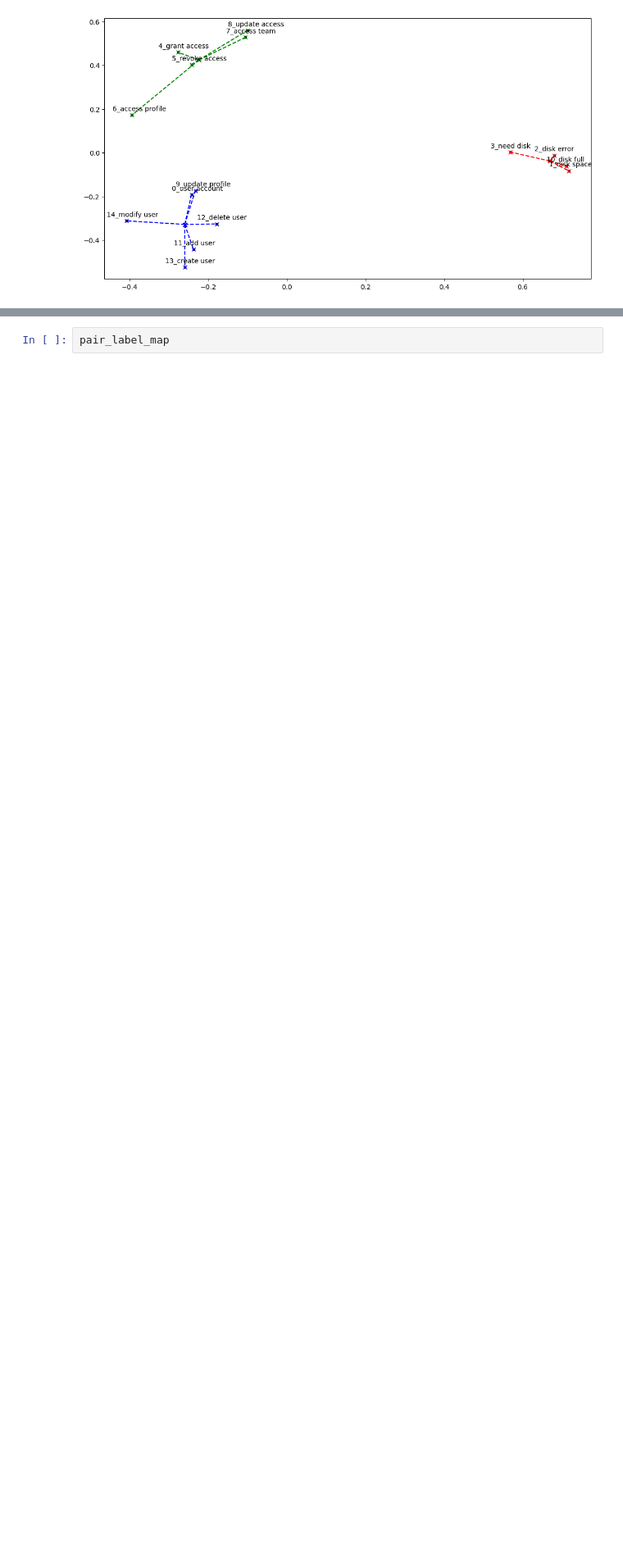
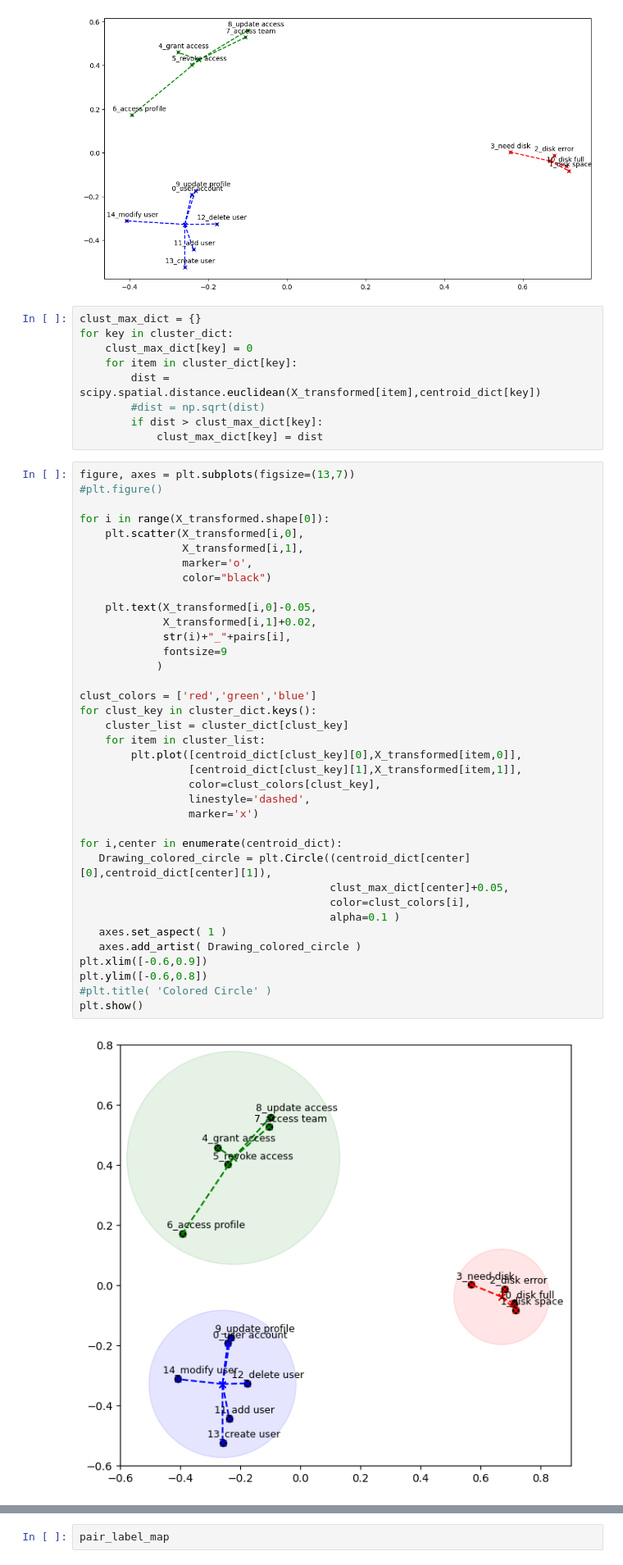
Before and after one commit to enoten/support_ticket_analysis, a Jupyter notebook: support_tickets_problem.ipynb, the cells around one changed output, grey strips where cells are left out. Shown at 82% size. Saved outputs shown, nothing was run; the diff lists cells and outputs as text; blank space fills up the shorter version.

Commit message:
add circles around each cluster

```diff
--- a/support_tickets_problem.ipynb
+++ b/support_tickets_problem.ipynb
@@ -960,6 +960,54 @@ for clust_key in cluster_dict.keys():
                  marker='x')
 # %% [output]
 [figure]
+# %%
+clust_max_dict = {}
+for key in cluster_dict:
+    clust_max_dict[key] = 0
+    for item in cluster_dict[key]:
+        dist = scipy.spatial.distance.euclidean(X_transformed[item],centroid_dict[key])
+        #dist = np.sqrt(dist)
+        if dist > clust_max_dict[key]:
+            clust_max_dict[key] = dist
+# %%
+figure, axes = plt.subplots(figsize=(13,7))
+#plt.figure()
+
+for i in range(X_transformed.shape[0]):
+    plt.scatter(X_transformed[i,0],
+                X_transformed[i,1],
+                marker='o',
+                color="black")
+
+    plt.text(X_transformed[i,0]-0.05,
+             X_transformed[i,1]+0.02,
+             str(i)+"_"+pairs[i],
+             fontsize=9
+            )
+
+clust_colors = ['red','green','blue']
+for clust_key in cluster_dict.keys():
+    cluster_list = cluster_dict[clust_key]
+    for item in cluster_list:
+        plt.plot([centroid_dict[clust_key][0],X_transformed[item,0]],
+                 [centroid_dict[clust_key][1],X_transformed[item,1]],
+                 color=clust_colors[clust_key],
+                 linestyle='dashed',
+                 marker='x')
+
+for i,center in enumerate(centroid_dict):
+   Drawing_colored_circle = plt.Circle((centroid_dict[center][0],centroid_dict[center][1]),
+                                       clust_max_dict[center]+0.05,
+                                       color=clust_colors[i],
+                                       alpha=0.1 )
+   axes.set_aspect( 1 )
+   axes.add_artist( Drawing_colored_circle )
+plt.xlim([-0.6,0.9])
+plt.ylim([-0.6,0.8])
+#plt.title( 'Colored Circle' )
+plt.show()
+# %% [output]
+[figure, added]
 # %%
 labels = tickets_df['label'].to_list()
 
```
Also changed, not shown: parts of 1 cell of this notebook.
